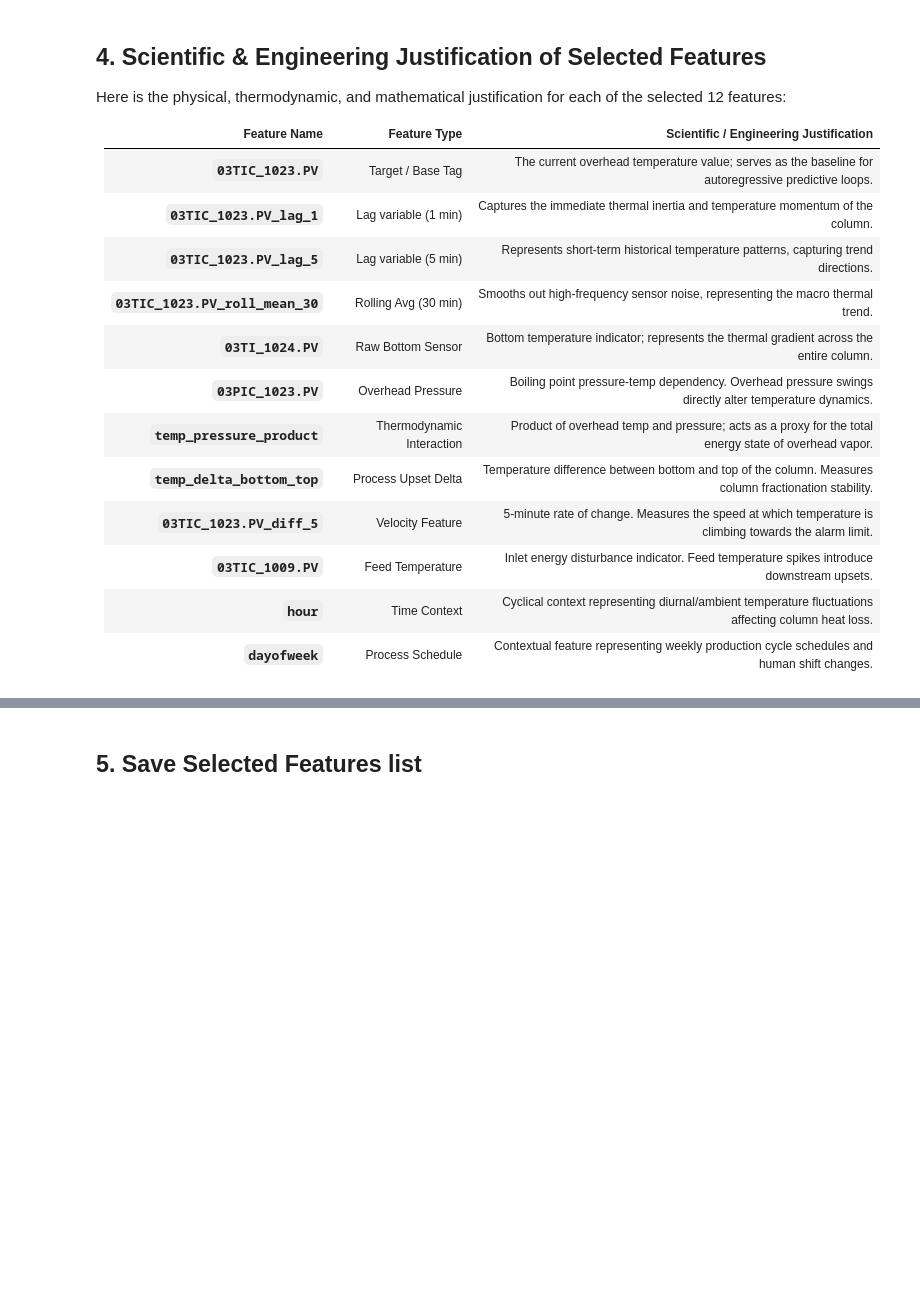
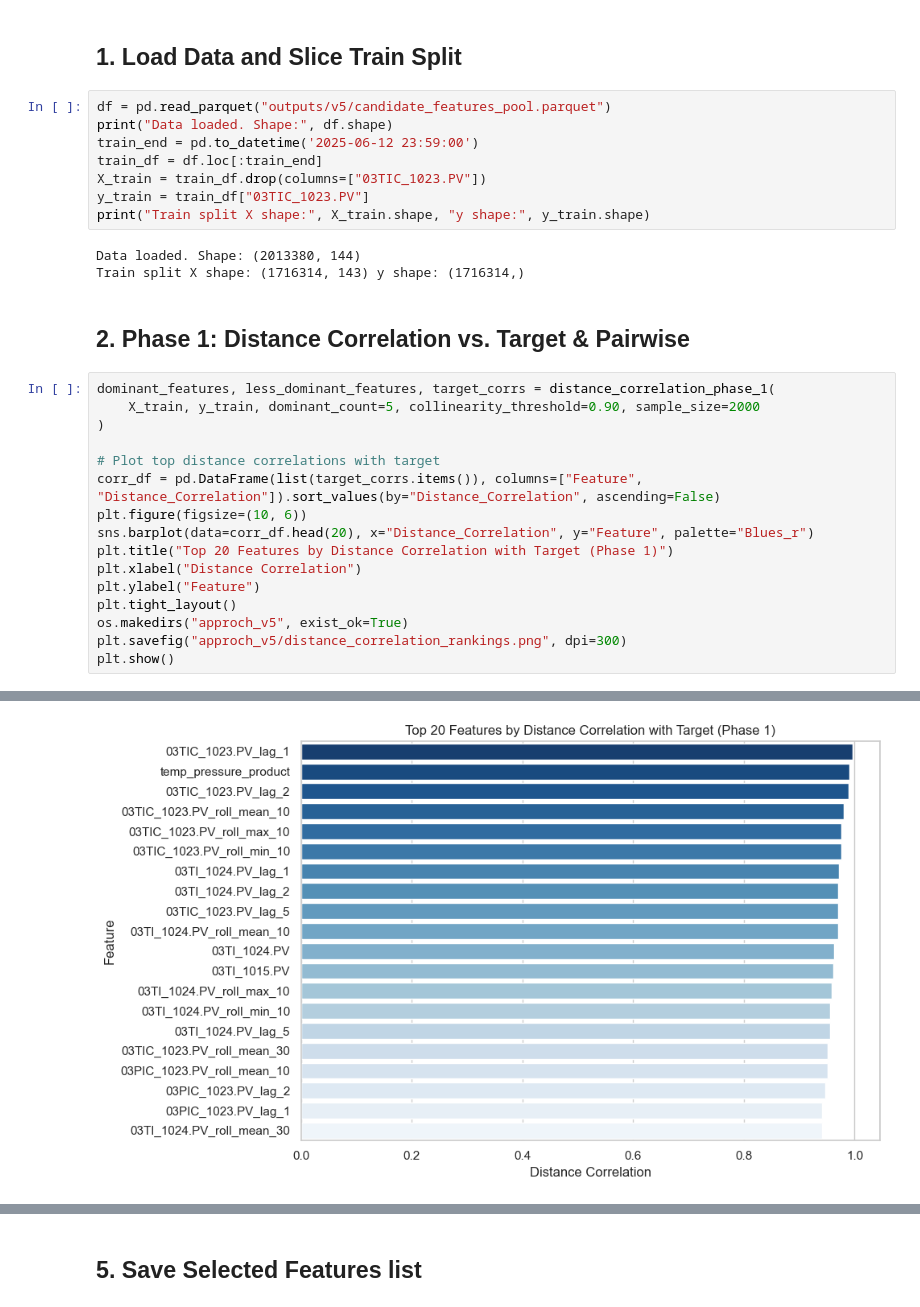
Before and after one commit to arakhajay/temprature_pred_project, a Jupyter notebook: approch_v5/Feature_Selection_v5.ipynb, the cells around one changed output, grey strips where cells are left out. Cells and saved outputs as stored; diff of their text form; blank space fills up the shorter version.

```diff
--- a/approch_v5/Feature_Selection_v5.ipynb
+++ b/approch_v5/Feature_Selection_v5.ipynb
@@ -163,19 +30,32 @@ logger.info(f"Pass 2 completed. Final selected features list: {final_features}")
-# %% [markdown]
-## 4. Scientific & Engineering Justification of Selected Features
-
-Here is the physical, thermodynamic, and mathematical justification for each of the selected 12 features:
-
-| Feature Name | Feature Type | Scientific / Engineering Justification |
-| :--- | :--- | :--- |
-| **`03TIC_1023.PV`** | Target / Base Tag | The current overhead temperature value; serves as the baseline for autoregressive predictive loops. |
-| **`03TIC_1023.PV_lag_1`** | Lag variable (1 min) | Captures the immediate thermal inertia and temperature momentum of the column. |
-| **`03TIC_1023.PV_lag_5`** | Lag variable (5 min) | Represents short-term historical temperature patterns, capturing trend directions. |
-| **`03TIC_1023.PV_roll_mean_30`** | Rolling Avg (30 min) | Smooths out high-frequency sensor noise, representing the macro thermal trend. |
-| **`03TI_1024.PV`** | Raw Bottom Sensor | Bottom temperature indicator; represents the thermal gradient across the entire column. |
-| **`03PIC_1023.PV`** | Overhead Pressure | Boiling point pressure-temp dependency. Overhead pressure swings directly alter temperature dynamics. |
-| **`temp_pressure_product`** | Thermodynamic Interaction | Product of overhead temp and pressure; acts as a proxy for the total energy state of overhead vapor. |
-| **`temp_delta_bottom_top`** | Process Upset Delta | Temperature difference between bottom and top of the column. Measures column fractionation stability. |
-| **`03TIC_1023.PV_diff_5`** | Velocity Feature | 5-minute rate of change. Measures the speed at which temperature is climbing towards the alarm limit. |
-| **`03TIC_1009.PV`** | Feed Temperature | Inlet energy disturbance indicator. Feed temperature spikes introduce downstream upsets. |
-| **`hour`** | Time Context | Cyclical context representing diurnal/ambient temperature fluctuations affecting column heat loss. |
-| **`dayofweek`** | Process Schedule | Contextual feature representing weekly production cycle schedules and human shift changes. |
+# %% [markdown]
+## 1. Load Data and Slice Train Split
+# %%
+df = pd.read_parquet("outputs/v5/candidate_features_pool.parquet")
+print("Data loaded. Shape:", df.shape)
+train_end = pd.to_datetime('2025-06-12 23:59:00')
+train_df = df.loc[:train_end]
+X_train = train_df.drop(columns=["03TIC_1023.PV"])
+y_train = train_df["03TIC_1023.PV"]
+print("Train split X shape:", X_train.shape, "y shape:", y_train.shape)
+# %% [output]
+Data loaded. Shape: (2013380, 144)
+Train split X shape: (1716314, 143) y shape: (1716314,)
+# %% [markdown]
+## 2. Phase 1: Distance Correlation vs. Target & Pairwise
+# %%
+dominant_features, less_dominant_features, target_corrs = distance_correlation_phase_1(
+    X_train, y_train, dominant_count=5, collinearity_threshold=0.90, sample_size=2000
+)
+
+# Plot top distance correlations with target
+corr_df = pd.DataFrame(list(target_corrs.items()), columns=["Feature", "Distance_Correlation"]).sort_values(by="Distance_Correlation", ascending=False)
+plt.figure(figsize=(10, 6))
+sns.barplot(data=corr_df.head(20), x="Distance_Correlation", y="Feature", palette="Blues_r")
+plt.title("Top 20 Features by Distance Correlation with Target (Phase 1)")
+plt.xlabel("Distance Correlation")
+plt.ylabel("Feature")
+plt.tight_layout()
+os.makedirs("approch_v5", exist_ok=True)
+plt.savefig("approch_v5/distance_correlation_rankings.png", dpi=300)
+plt.show()
+# %% [output]
@@ -181,0 +70 @@ Here is the physical, thermodynamic, and mathematical justification for each of
+[figure, added]
```
Also changed, not shown: parts of 16 cells of this notebook, 29 other files.
